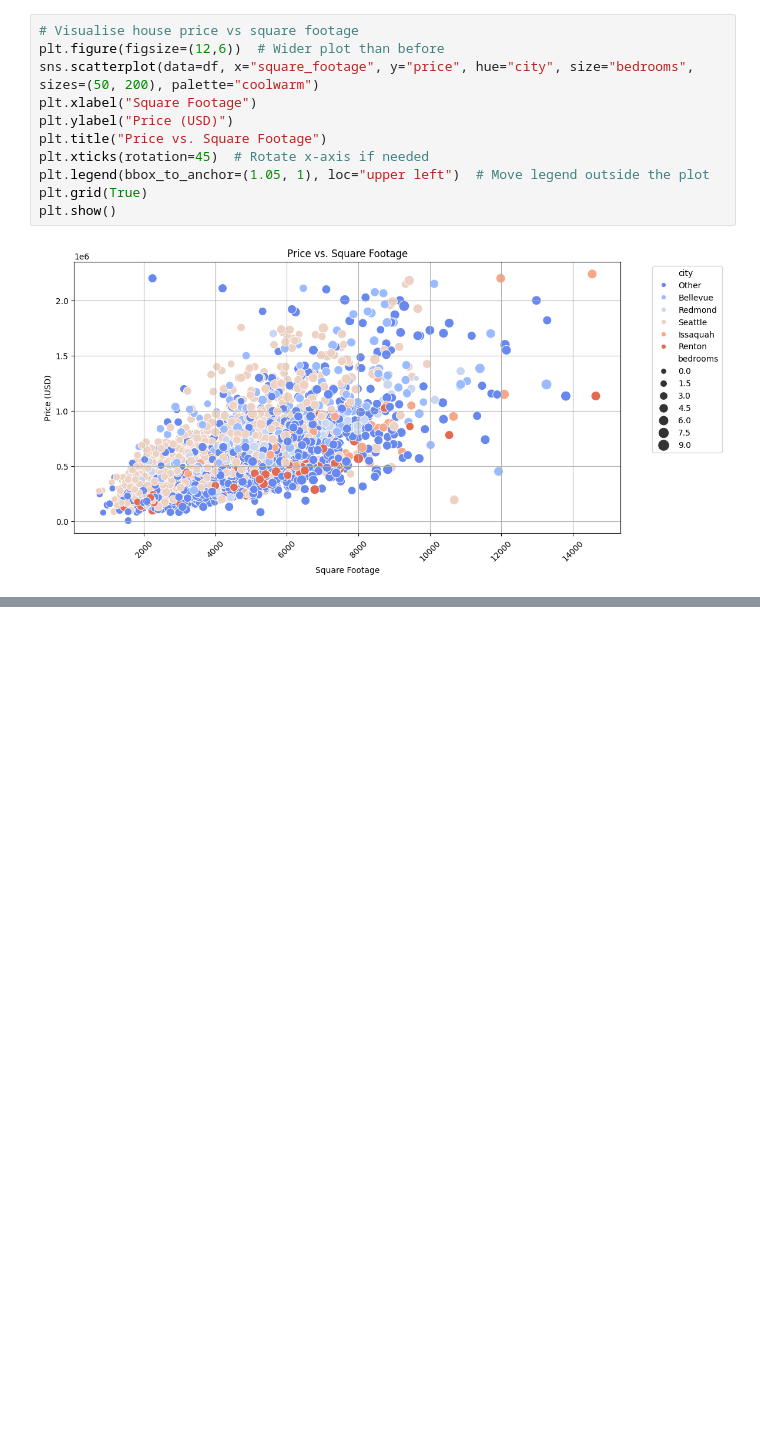
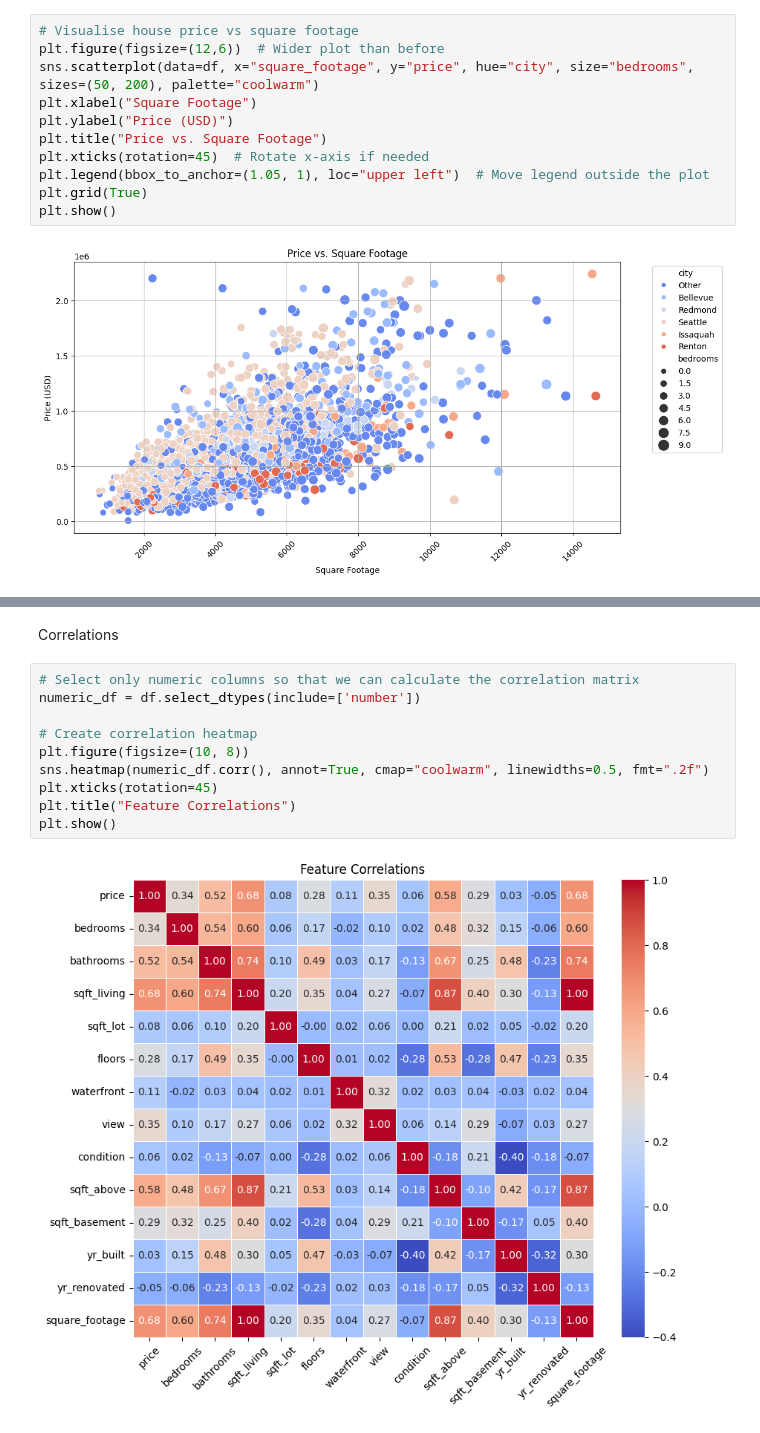
Before and after one commit to t0m0h1/Data-Science-Projects, a Jupyter notebook: house_price.ipynb, the cells around one changed output, grey strips where cells are left out. Saved outputs shown, nothing was run; the diff lists cells and outputs as text; blank space fills up the shorter version.

```diff
--- a/house_price.ipynb
+++ b/house_price.ipynb
@@ -122,0 +143,14 @@ plt.show()
+# %% [markdown]
+Correlations
+# %%
+# Select only numeric columns so that we can calculate the correlation matrix
+numeric_df = df.select_dtypes(include=['number'])
+
+# Create correlation heatmap
+plt.figure(figsize=(10, 8))
+sns.heatmap(numeric_df.corr(), annot=True, cmap="coolwarm", linewidths=0.5, fmt=".2f")
+plt.xticks(rotation=45)
+plt.title("Feature Correlations")
+plt.show()
+# %% [output]
+[figure, added]
```
Also changed, not shown: parts of 4 cells of this notebook.
